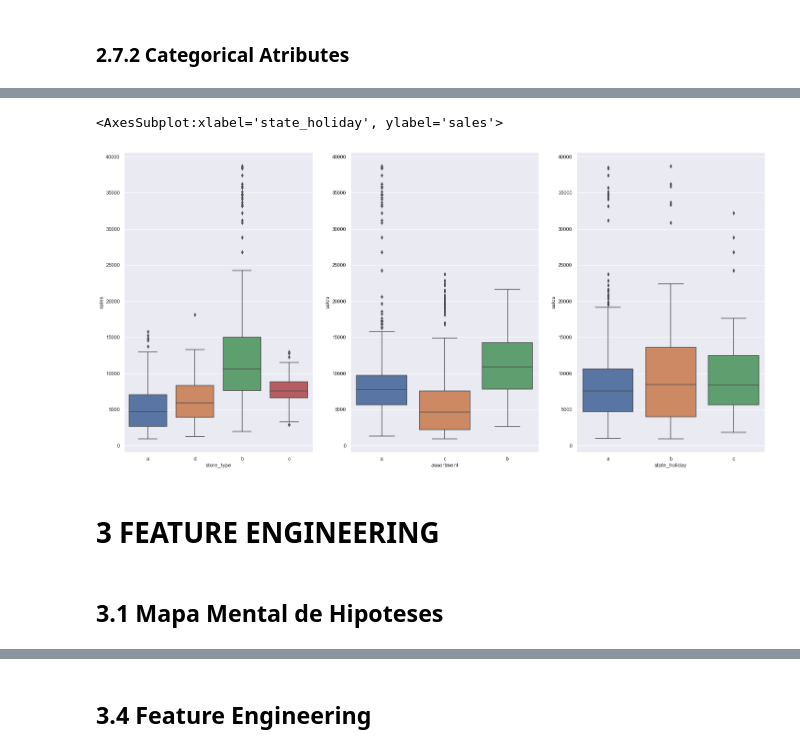
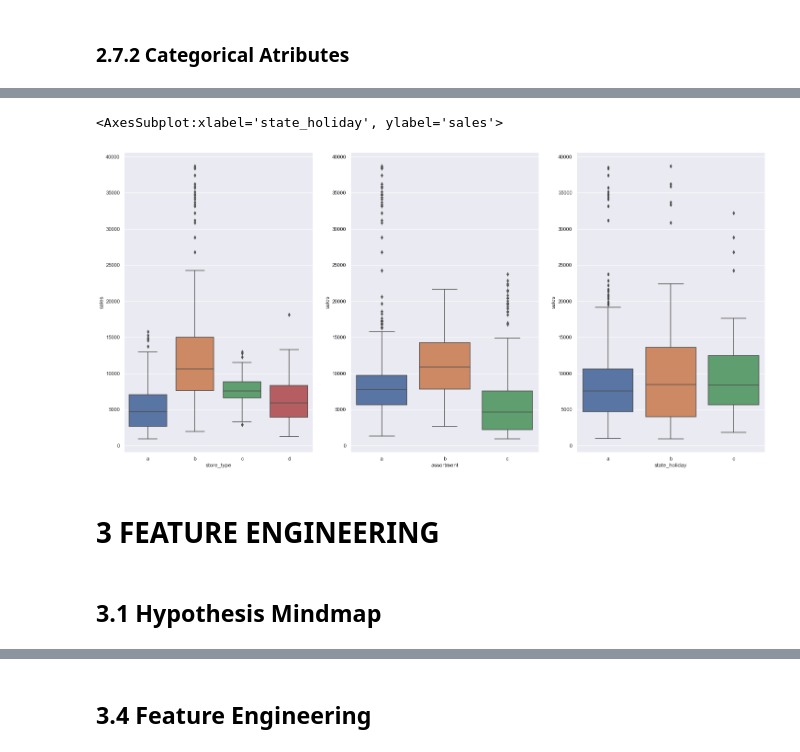
Before and after one commit to rafael-asousa/Sales-Prediction, a Jupyter notebook: notebook/Notebook-Sales-Prediction.ipynb, the cells around one changed output, grey strips where cells are left out. Cells and saved outputs as stored; diff of their text form; code cells hidden in the pictures.

Commit message:
hypothesis made and feature engineering done

```diff
--- a/notebook/Notebook-Sales-Prediction.ipynb
+++ b/notebook/Notebook-Sales-Prediction.ipynb
@@ -37,7 +36,7 @@ Populating the interactive namespace from numpy and matplotlib
 #Two different files, store has the information about promotions, etc.
 #Sales reports the sales of each store day by day in a ~2 year interval
 
-df_raw_store = pd.read_csv('../data/store.csv')
-df_raw_sales = pd.read_csv('../data/train.csv')
+df_raw_store = pd.read_csv('../data/store.csv', low_memory=False)
+df_raw_sales = pd.read_csv('../data/train.csv', low_memory=False)
 
 df_raw = pd.merge(df_raw_store, df_raw_sales, how='left', on='Store')
@@ -69,6 +84,7 @@ cols = df2.columns
 snakecase_function = lambda x: inflection.underscore( x )
 cols_new = list( map(snakecase_function, cols) )
 df2.columns = cols_new
+df2 = df2.rename(columns={'promo_interval':'promo2_interval'})
 
 df2
 # %% [output]
@@ -187,16 +219,17 @@ df2['promo2_since_year'] = df2.apply( lambda x: x['date'].year
                                      else x['promo2_since_year'], axis=1)
 
 # promo_interval - we can just set to 0 when there is no promo
-df2['promo_interval'].fillna(0, inplace=True)
+df2['promo2_interval'].fillna(0, inplace=True)
 
 #now I need a feature that describes whether the store is in promo2 or not since those infos are in different files
+# promo2 column just says if the store participates or not in promo2, not if it is active
 months = ('Jan', 'Feb', 'Mar', 'Apr', 'May','Jun','Jul','Aug','Sep','Oct','Nov','Dec')
 month_map = {i+1: months[i] for i in range(12)}
 
 df2['date_month'] = df2['date'].dt.month.map( month_map )
 
-df2['is_promo2'] = df2[['date_month', 'promo_interval']].apply(lambda x: 0 if x['promo_interval'] == 0 else
-                                                               1 if x['date_month'] in x['promo_interval'].split(',')
+df2['is_promo2'] = df2[['date_month', 'promo2_interval']].apply(lambda x: 0 if x['promo2_interval'] == 0 else
+                                                               1 if x['date_month'] in x['promo2_interval'].split(',')
                                                                else 0, axis=1 )
 # %% [markdown]
 ## 2.6 Change Data Types
@@ -289,16 +322,16 @@ df2[df2['state_holiday'] != '0'].head()
 # %%
 aux1 = df2[(df2['state_holiday'] != '0') & (df2['sales'] > 0) & (df2['state_holiday'] != 0)]
 
 plt.subplot(1,3,1)
-sns.boxplot(x='store_type', y='sales', data=aux1)
+sns.boxplot(x='store_type', y='sales', data=aux1.sort_values(by='store_type'))
 
 plt.subplot(1,3,2)
-sns.boxplot(x='assortment', y='sales', data=aux1)
+sns.boxplot(x='assortment', y='sales', data=aux1.sort_values(by='assortment'))
 
 plt.subplot(1,3,3)
-sns.boxplot(x='state_holiday', y='sales', data=aux1)
+sns.boxplot(x='state_holiday', y='sales', data=aux1.sort_values(by='state_holiday'))
 # %% [output]
 <AxesSubplot:xlabel='state_holiday', ylabel='sales'>
-[figure, old version]
+[figure, new version]
 # %% [markdown]
 # 3 FEATURE ENGINEERING
@@ -305,2 +340,2 @@ sns.boxplot(x='state_holiday', y='sales', data=aux1)
 # %% [markdown]
-## 3.1 Mapa Mental de Hipoteses
+## 3.1 Hypothesis Mindmap
```
Also changed, not shown: parts of 18 cells of this notebook, 1 other file.
